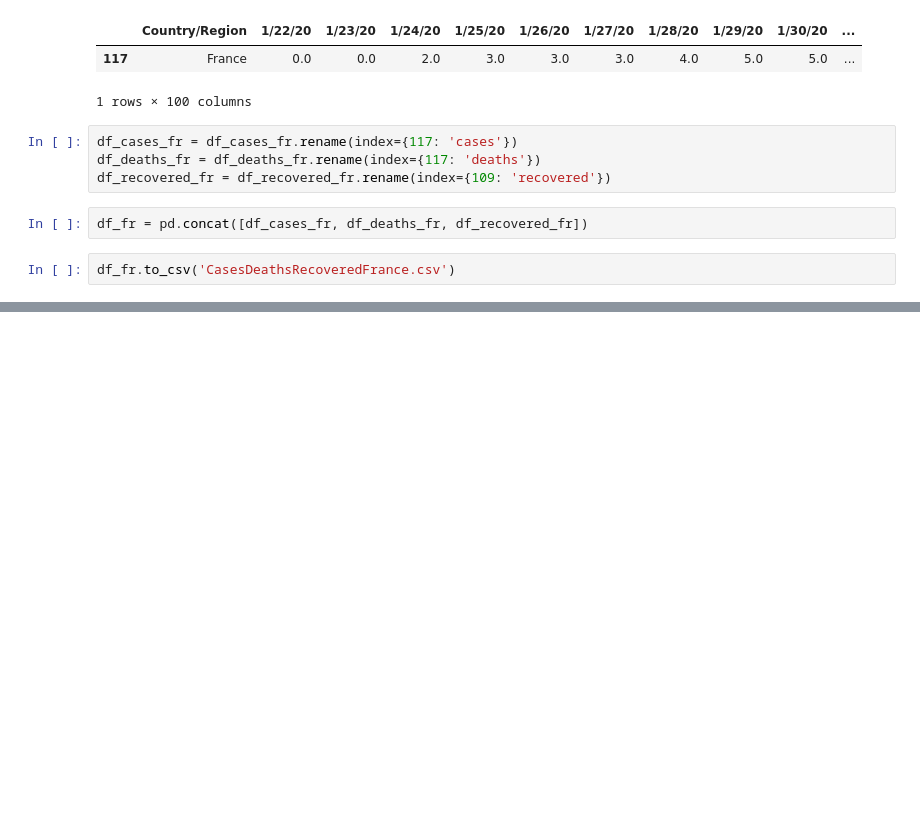
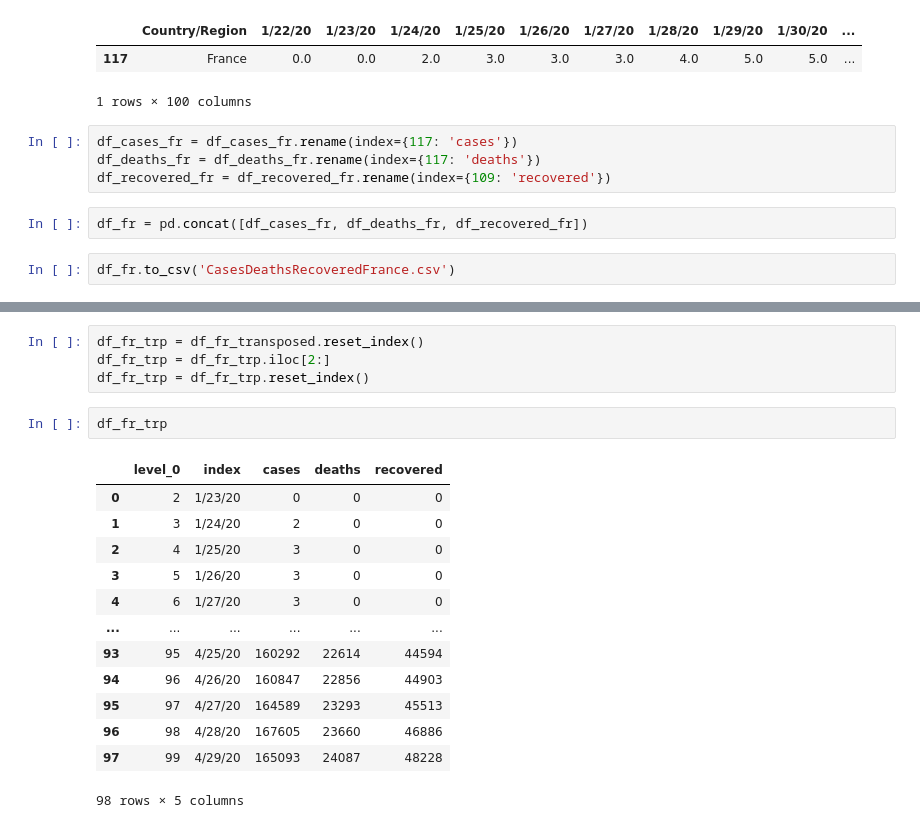
Before and after one commit to RobindeGrootNL/COVID-19-Data-Driven-Policy-Advisor-Tool, a Jupyter notebook: python/data handling/DataCleaning.ipynb, the cells around one changed output, grey strips where cells are left out. Drawn from its saved outputs; the diff is of its cells as text; blank space fills up the shorter version.

```diff
--- a/python/data handling/DataCleaning.ipynb
+++ b/python/data handling/DataCleaning.ipynb
@@ -146,0 +157,20 @@ df_fr
+# %%
+df_fr_trp = df_fr_transposed.reset_index()
+df_fr_trp = df_fr_trp.iloc[2:]
+df_fr_trp = df_fr_trp.reset_index()
+# %%
+df_fr_trp
+# %% [output]
+|  | level_0 | index | cases | deaths | recovered |
+| 0 | 2 | 1/23/20 | 0 | 0 | 0 |
+| 1 | 3 | 1/24/20 | 2 | 0 | 0 |
+| 2 | 4 | 1/25/20 | 3 | 0 | 0 |
+| 3 | 5 | 1/26/20 | 3 | 0 | 0 |
+| 4 | 6 | 1/27/20 | 3 | 0 | 0 |
+| ... | ... | ... | ... | ... | ... |
+| 93 | 95 | 4/25/20 | 160292 | 22614 | 44594 |
+| 94 | 96 | 4/26/20 | 160847 | 22856 | 44903 |
+| 95 | 97 | 4/27/20 | 164589 | 23293 | 45513 |
+| 96 | 98 | 4/28/20 | 167605 | 23660 | 46886 |
+| 97 | 99 | 4/29/20 | 165093 | 24087 | 48228 |
+98 rows × 5 columns
```
Also changed, not shown: parts of 7 cells of this notebook, 7 other files.
